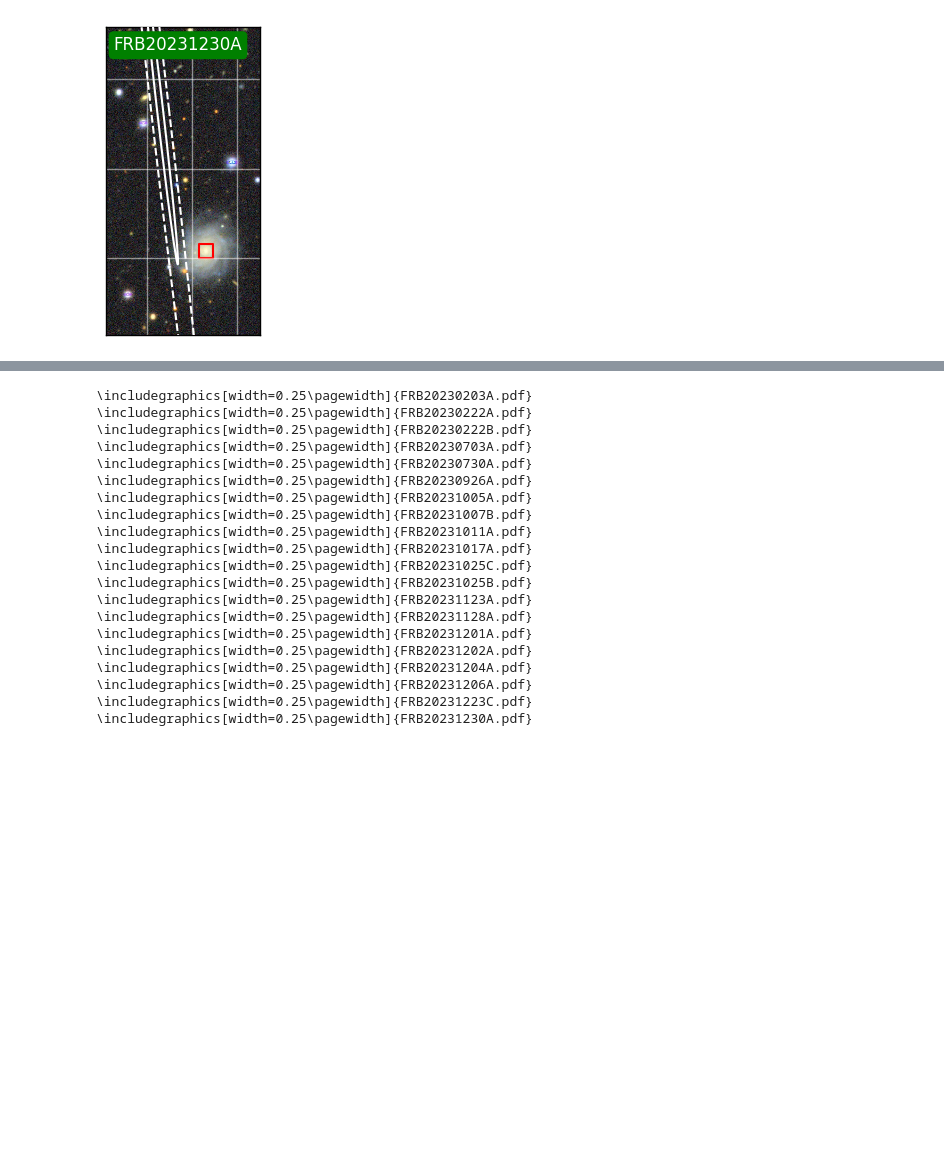
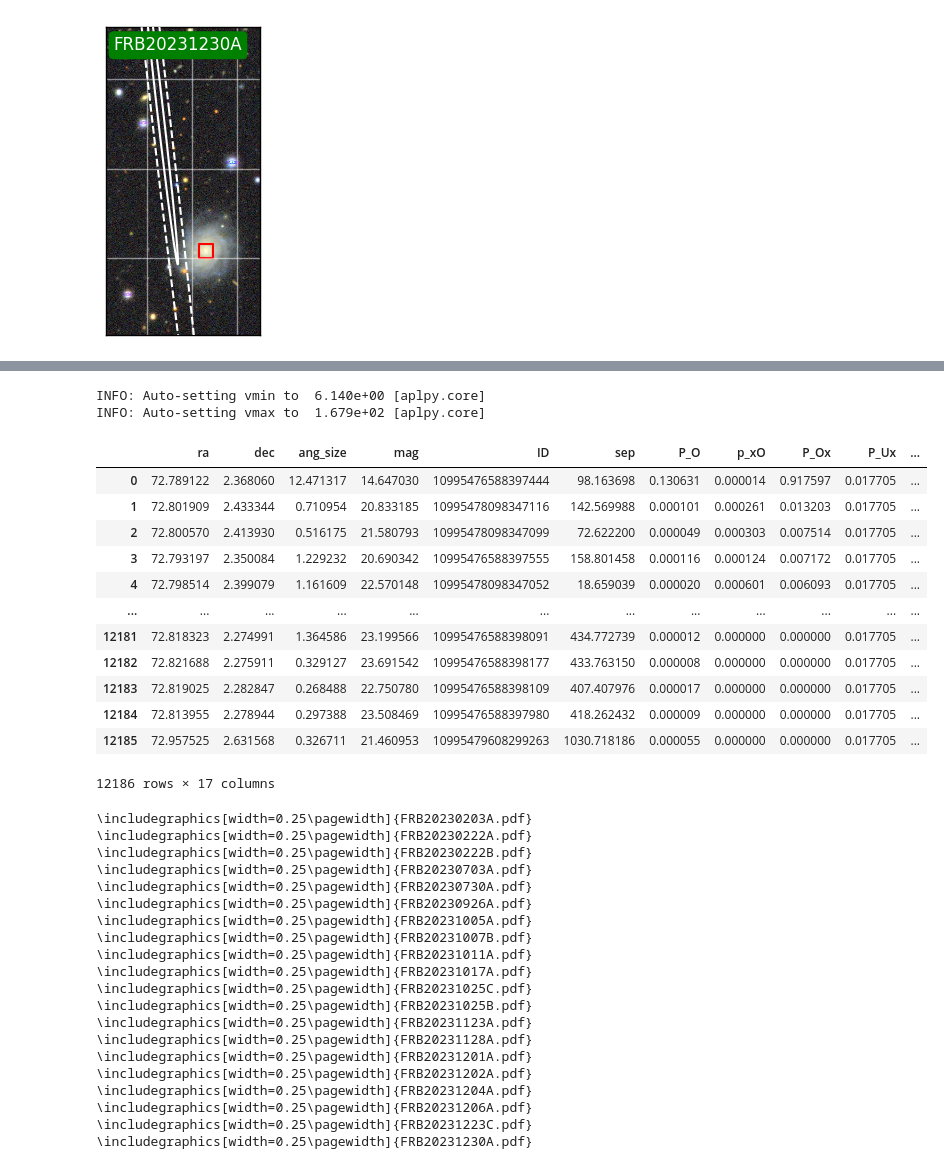
Before and after one commit to leungcalvin/kko_host_paper, a Jupyter notebook: plot_scripts/PS1_cutouts.ipynb, the cells around one changed output, grey strips where cells are left out. Drawn from its saved outputs; the diff is of its cells as text; code cells hidden in the pictures; blank space fills up the shorter version.

```diff
--- a/plot_scripts/PS1_cutouts.ipynb
+++ b/plot_scripts/PS1_cutouts.ipynb
@@ -629,3 +749,24 @@ for evid,row in final.iterrows():
+# %%
+fig.show_grayscale()
+# %% [output]
+INFO: Auto-setting vmin to  6.140e+00 [aplpy.core]
+INFO: Auto-setting vmax to  1.679e+02 [aplpy.core]
+# %%
+path_obj.candidates
+# %% [output]
+|  | ra | dec | ang_size | mag | ID | sep | P_O | p_xO | P_Ox | P_Ux | ... |
+| 0 | 72.789122 | 2.368060 | 12.471317 | 14.647030 | 10995476588397444 | 98.163698 | 0.130631 | 0.000014 | 0.917597 | 0.017705 | ... |
+| 1 | 72.801909 | 2.433344 | 0.710954 | 20.833185 | 10995478098347116 | 142.569988 | 0.000101 | 0.000261 | 0.013203 | 0.017705 | ... |
+| 2 | 72.800570 | 2.413930 | 0.516175 | 21.580793 | 10995478098347099 | 72.622200 | 0.000049 | 0.000303 | 0.007514 | 0.017705 | ... |
+| 3 | 72.793197 | 2.350084 | 1.229232 | 20.690342 | 10995476588397555 | 158.801458 | 0.000116 | 0.000124 | 0.007172 | 0.017705 | ... |
+| 4 | 72.798514 | 2.399079 | 1.161609 | 22.570148 | 10995478098347052 | 18.659039 | 0.000020 | 0.000601 | 0.006093 | 0.017705 | ... |
+| ... | ... | ... | ... | ... | ... | ... | ... | ... | ... | ... | ... |
+| 12181 | 72.818323 | 2.274991 | 1.364586 | 23.199566 | 10995476588398091 | 434.772739 | 0.000012 | 0.000000 | 0.000000 | 0.017705 | ... |
+| 12182 | 72.821688 | 2.275911 | 0.329127 | 23.691542 | 10995476588398177 | 433.763150 | 0.000008 | 0.000000 | 0.000000 | 0.017705 | ... |
+| 12183 | 72.819025 | 2.282847 | 0.268488 | 22.750780 | 10995476588398109 | 407.407976 | 0.000017 | 0.000000 | 0.000000 | 0.017705 | ... |
+| 12184 | 72.813955 | 2.278944 | 0.297388 | 23.508469 | 10995476588397980 | 418.262432 | 0.000009 | 0.000000 | 0.000000 | 0.017705 | ... |
+| 12185 | 72.957525 | 2.631568 | 0.326711 | 21.460953 | 10995479608299263 | 1030.718186 | 0.000055 | 0.000000 | 0.000000 | 0.017705 | ... |
+12186 rows × 17 columns
 # %%
 
 for evid,row in final[final['primary_P_Ox'] > 0.9].sort_index().iterrows():
```
Also changed, not shown: parts of 4 cells of this notebook, 49 other files.
